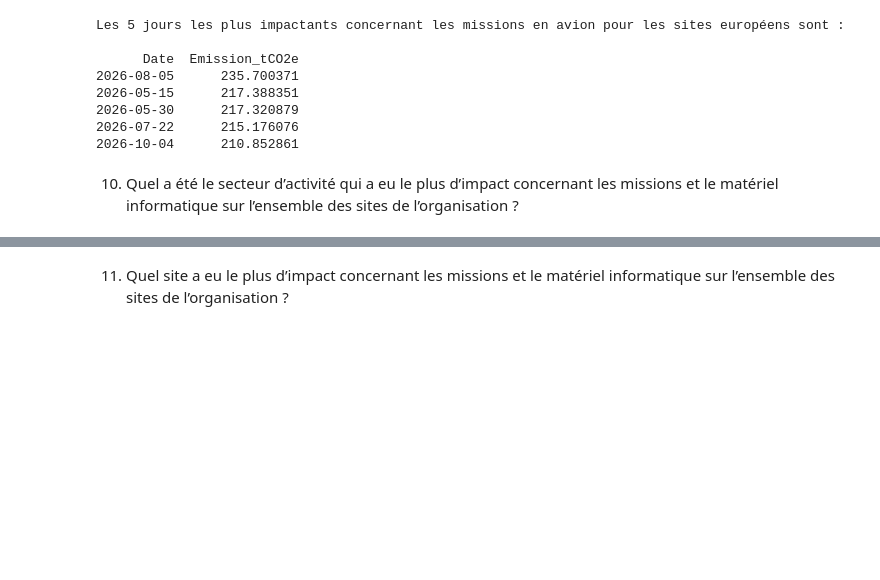
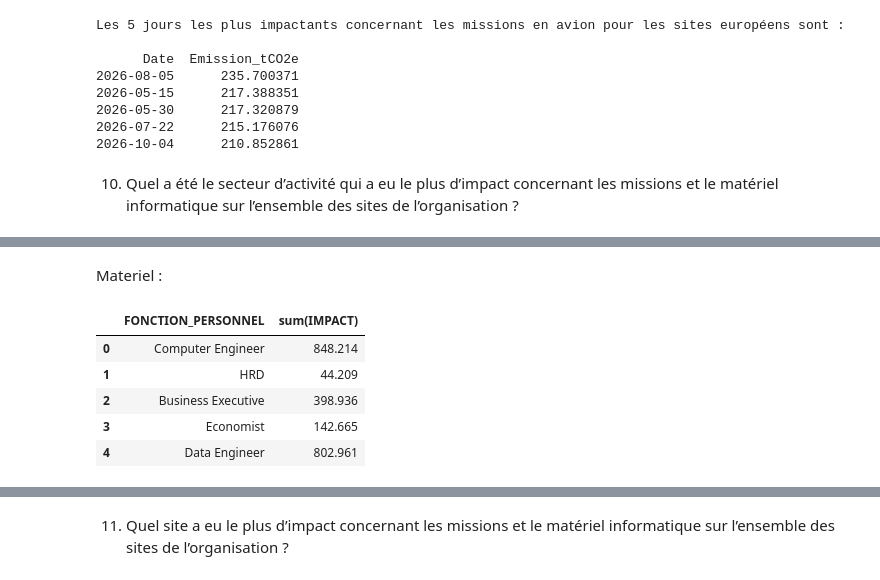
Before and after one commit to etiennevzn/GHG-inventory, a Jupyter notebook: ETL.ipynb, the cells around one changed output, grey strips where cells are left out. Drawn from its saved outputs; the diff is of its cells as text; code cells hidden in the pictures; blank space fills up the shorter version.

```diff
--- a/ETL.ipynb
+++ b/ETL.ipynb
@@ -912,0 +908,27 @@ Vocational Training    11151.295888
+# %% [markdown]
+Materiel :
+# %%
+mat_inf = (
+    dim_materiel
+    .join(fait_materiel, "ID_MATERIEL")
+    .join(dim_personnel, "ID_PERSONNEL")
+    .select("FONCTION_PERSONNEL", "ID_MATERIEL", "TYPE", "MODELE")
+)
+
+impact_mat = (
+    mat_inf
+    .join(impact_mat_info_sdf, ["TYPE", "MODELE"])
+    .groupBy(col("FONCTION_PERSONNEL"))
+    .agg(sum(col("IMPACT")))
+)
+
+impact_mat_df = impact_mat.toPandas()
+impact_mat_df["sum(IMPACT)"] = impact_mat_df["sum(IMPACT)"] / 1000
+impact_mat_df
+# %% [output]
+|  | FONCTION_PERSONNEL | sum(IMPACT) |
+| 0 | Computer Engineer | 848.214 |
+| 1 | HRD | 44.209 |
+| 2 | Business Executive | 398.936 |
+| 3 | Economist | 142.665 |
+| 4 | Data Engineer | 802.961 |
```
Also changed, not shown: parts of 10 cells of this notebook, 1 other file.
